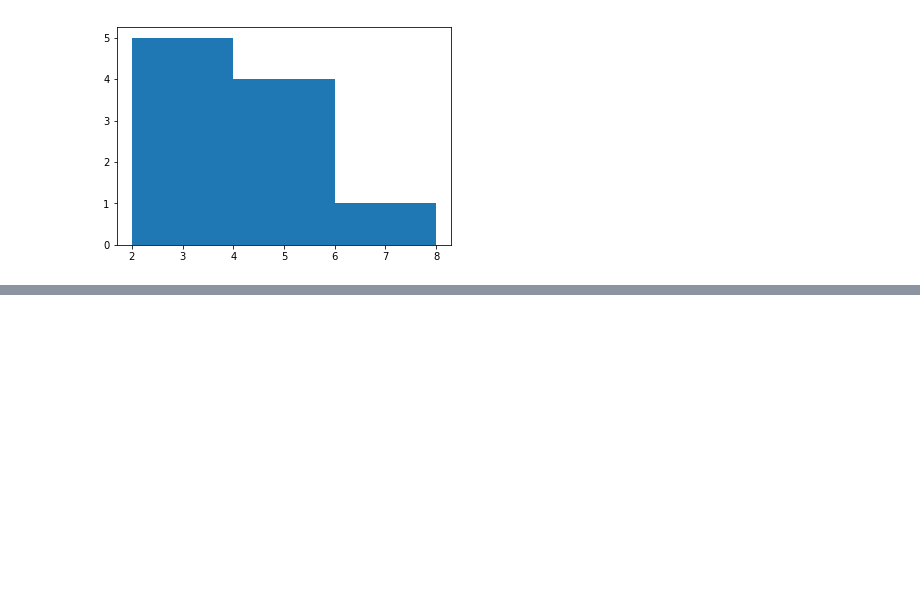
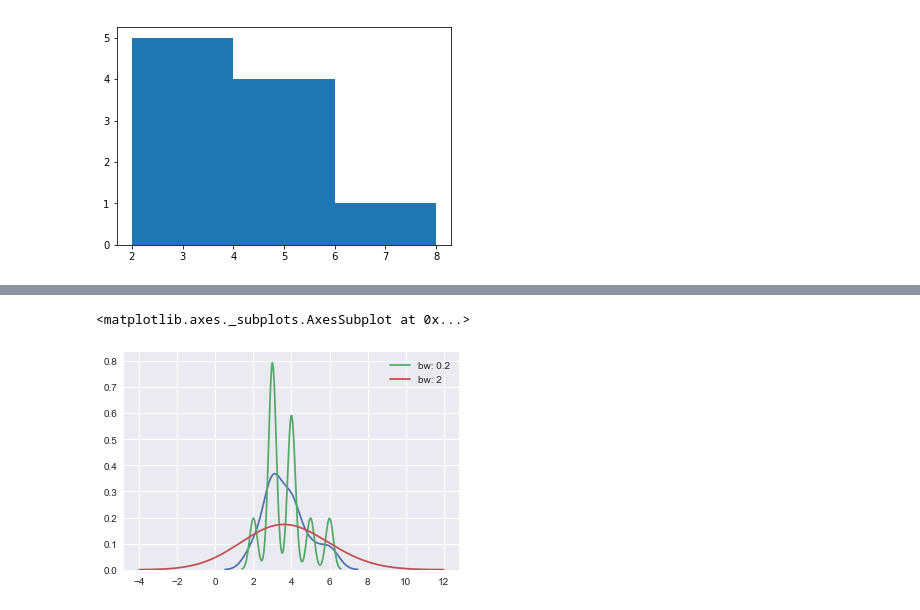
Before and after one commit to clockworks/statistics-101, a Jupyter notebook: histogram.ipynb, the cells around one changed output, grey strips where cells are left out. Saved outputs shown, nothing was run; the diff lists cells and outputs as text; code cells hidden in the pictures; blank space fills up the shorter version.

```diff
--- a/histogram.ipynb
+++ b/histogram.ipynb
@@ -11,0 +38,7 @@ plt.show()
+# %%
+sns.kdeplot(data)
+sns.kdeplot(data, bw=.2, label="bw: 0.2")
+sns.kdeplot(data, bw=2, label="bw: 2")
+# %% [output]
+<matplotlib.axes._subplots.AxesSubplot at 0x...>
+[figure, added]
```
Also changed, not shown: parts of 6 cells of this notebook.
